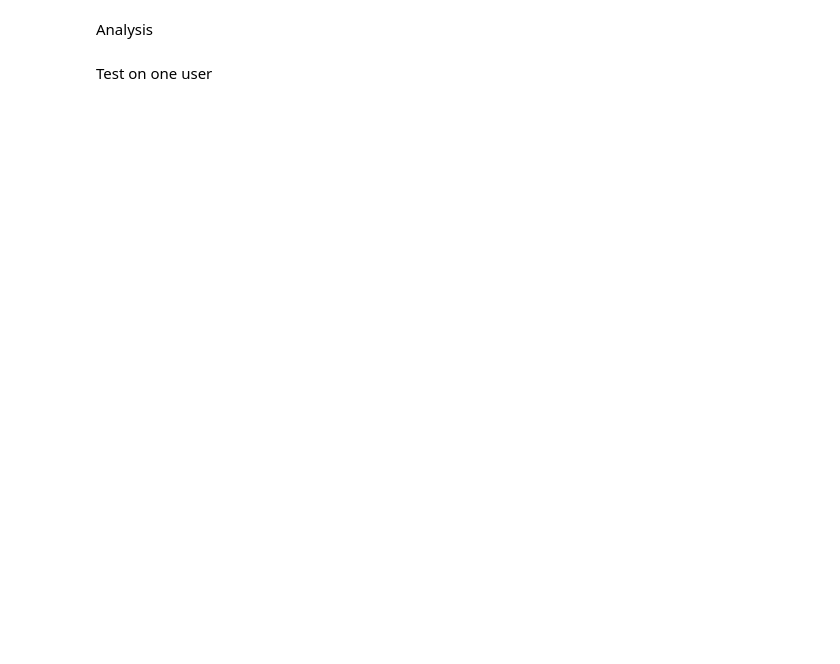
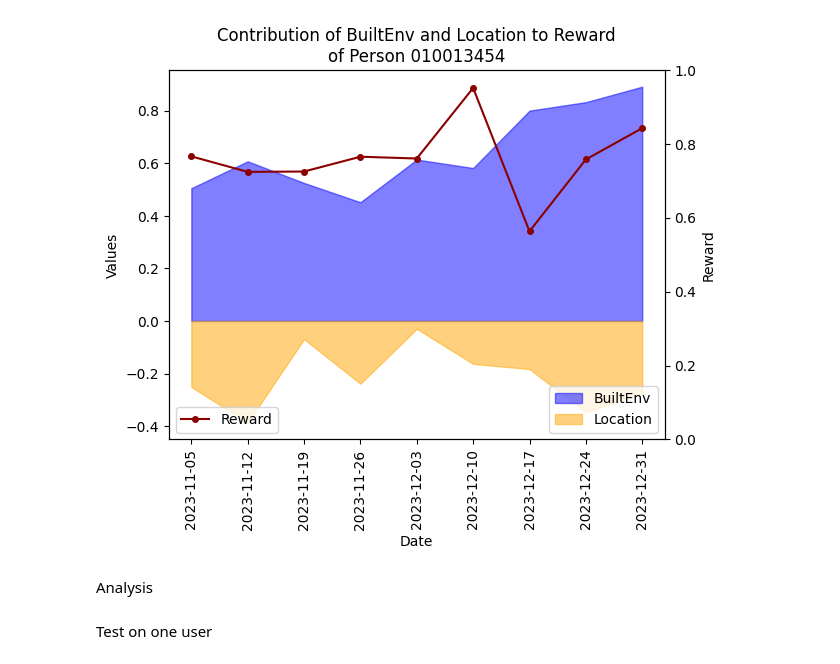
Before and after one commit to BoyangL1/spatial_cognitive, a Jupyter notebook: Analysis/Explain.ipynb, the cells around one changed output. Drawn from its saved outputs; the diff is of its cells as text; code cells hidden in the pictures; blank space fills up the shorter version.

Commit message:
update model architecture and shap explanation

```diff
--- a/Analysis/Explain.ipynb
+++ b/Analysis/Explain.ipynb
@@ -116,7 +120,6 @@ def processShapRes(who: int):
 # %%
 model_path = './model/'
 who_list = [file for file in os.listdir(model_path) if file.isdigit()]
-who_list = ['001102234','006945721']
 # %%
 shap_files_list = ['shap_res_' + file + '.pkl' for file in who_list]
 shap_res_lst = []
@@ -148,7 +151,7 @@ def drawSHAPBuiltPosition(who: int):
     date_shap_add = {}
     date_weight = {}
     for date, shap_res_tuple in shap_res_one.items():
-        shap_res_df, freq_weight = shap_res_tuple
+        shap_res_df, freq_weight, _ = shap_res_tuple
         shap_grouped_by_classes = pack4shap.grouped_shap(shap_vals=shap_res_df.values, features=shap_res_df.columns, groups=groupmap)
 
         date_shap_add[date] = shap_grouped_by_classes
@@ -170,33 +173,37 @@ def drawSHAPBuiltPosition(who: int):
     y1 = np.array(be_contrib)
     y2 = np.array(pe_contrib)
     # 绘制堆叠区域
     ax.fill_between(x, y1, color='b', alpha=0.5, label='BuiltEnv')  # 蓝色区域, 代表建成环境的贡献, 位于坐标轴上
     ax.fill_between(x, -y2, color='orange', alpha=0.5, label='Location')  # 橙色区域，代表位置的贡献, 位于坐标轴下
 
     # 设置图例
     ax.legend(loc='lower right')
 
     # 设置图表标题和坐标轴标签
     ax.set_title('Contribution of BuiltEnv and Location to Reward\nof Person {who:09d}'.format(who=who))
     ax.set_xlabel('Date')
     ax.set_ylabel('Values')
 
     ax_r = ax.twinx()  # 创建第二个坐标轴
     ax_r.plot(x, r_baseline, color='darkred', ls='-', marker='o', ms=4, label='Reward')
     ax_r.set_ylabel('Reward')
     ax_r.legend(loc='lower left')
     # 将右侧y轴的范围设置为与左侧y轴相同
     ax_r.set_ylim([0, 1])
 
     # 将横坐标的标签设置为日期datelist
     ax.set_xticks(x)
     ax.set_xticklabels([intDate2Date(dt).strftime('%Y-%m-%d') for dt in date_list], rotation=90)
 
+    save_path = './product/visualization/'
+    os.makedirs(save_path, exist_ok=True)
     plt.savefig('./product/visualization/person_{who:09d}_interp.png'.format(who=who))
     plt.show()
 
 shap_vis = [drawSHAPBuiltPosition(int(who)) for who in who_list]
 # drawSHAPBuiltPosition(1102234)
+# %% [output]
+[figure, added]
 # %%
 def drawSHAPSummary(who: int):
     shap_res_one = processShapRes(who)
```
Also changed, not shown: parts of 1 cell of this notebook, 7 other files.
